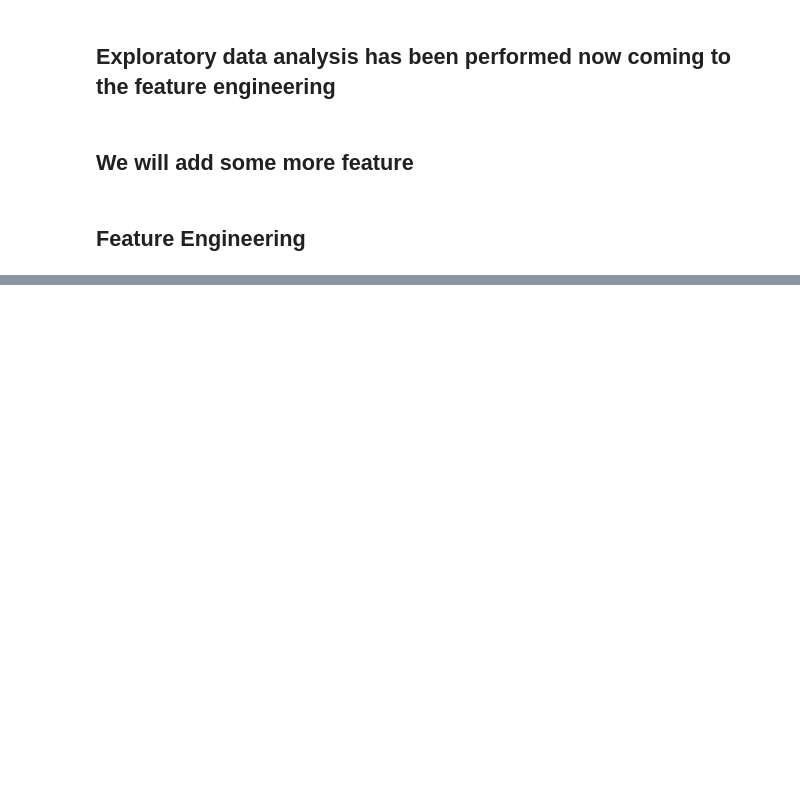
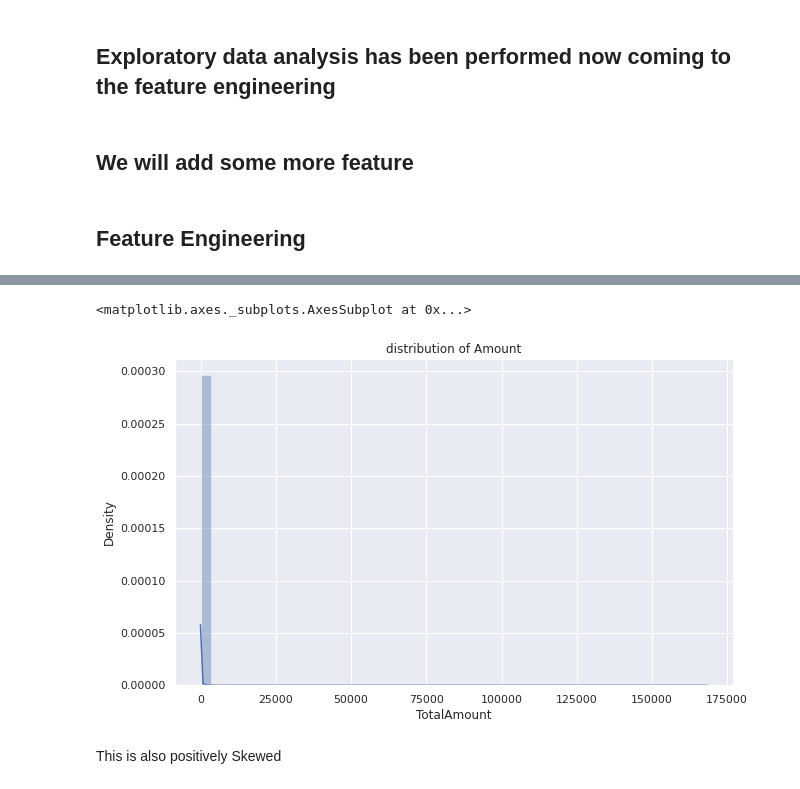
Before and after one commit to atif2786/Online-Retail-Customer-Segmentation., a Jupyter notebook: Online_Retail_Customer_Segmentation.ipynb, the cells around one changed output, grey strips where cells are left out. Saved outputs shown, nothing was run; the diff lists cells and outputs as text; code cells hidden in the pictures; blank space fills up the shorter version.

```diff
--- a/Online_Retail_Customer_Segmentation.ipynb
+++ b/Online_Retail_Customer_Segmentation.ipynb
@@ -442,0 +448,2 @@ orcs.head()
+# %%
+orcs['Day']=orcs['InvoiceDate'].dt.day_name()
@@ -442,0 +452,7 @@ orcs.head()
+# %%
+# Creating new columns
+orcs["year"] = orcs["InvoiceDate"].apply(lambda x: x.year)
+orcs["month_num"] = orcs["InvoiceDate"].apply(lambda x: x.month)
+orcs["day_num"] = orcs["InvoiceDate"].apply(lambda x: x.day)
+orcs["hour"] = orcs["InvoiceDate"].apply(lambda x: x.hour)
+orcs["minute"] = orcs["InvoiceDate"].apply(lambda x: x.minute)
@@ -442,0 +470,6 @@ orcs.head()
+# %%
+# Creating a new column named total amount = quantity * Unitprice
+orcs['TotalAmount']=orcs['Quantity']*orcs['UnitPrice']
+# %%
+# Creating mounth name column
+orcs['Month']=orcs['InvoiceDate'].dt.month_name()
@@ -442,0 +485,9 @@ orcs.head()
+# %%
+plt.figure(figsize=(10,6))
+plt.title('distribution of Amount')
+sns.distplot(orcs['TotalAmount'],color="B")
+# %% [output]
+<matplotlib.axes._subplots.AxesSubplot at 0x...>
+[figure, added]
+# %% [markdown]
+This is also positively Skewed
```
Also changed, not shown: parts of 24 cells of this notebook.
